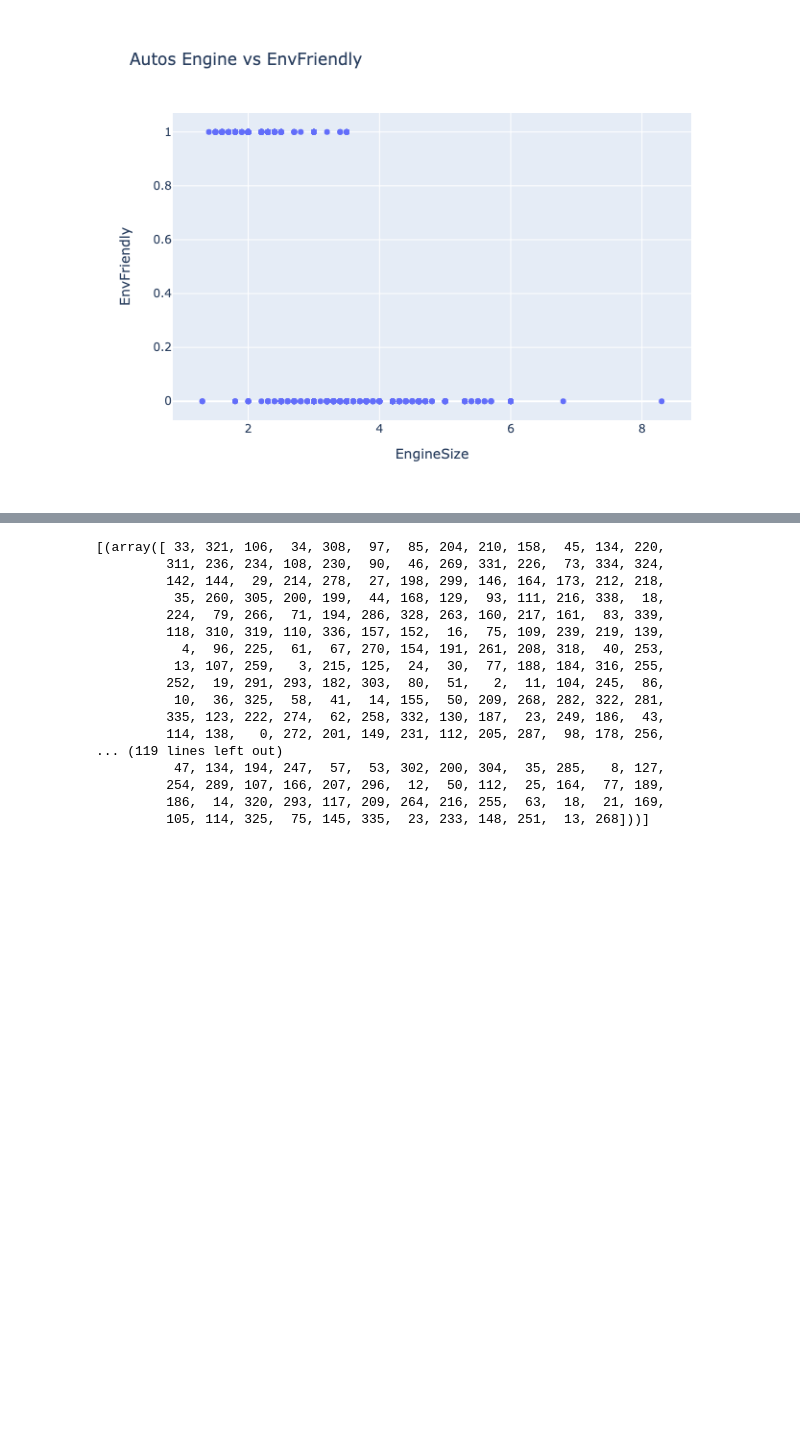
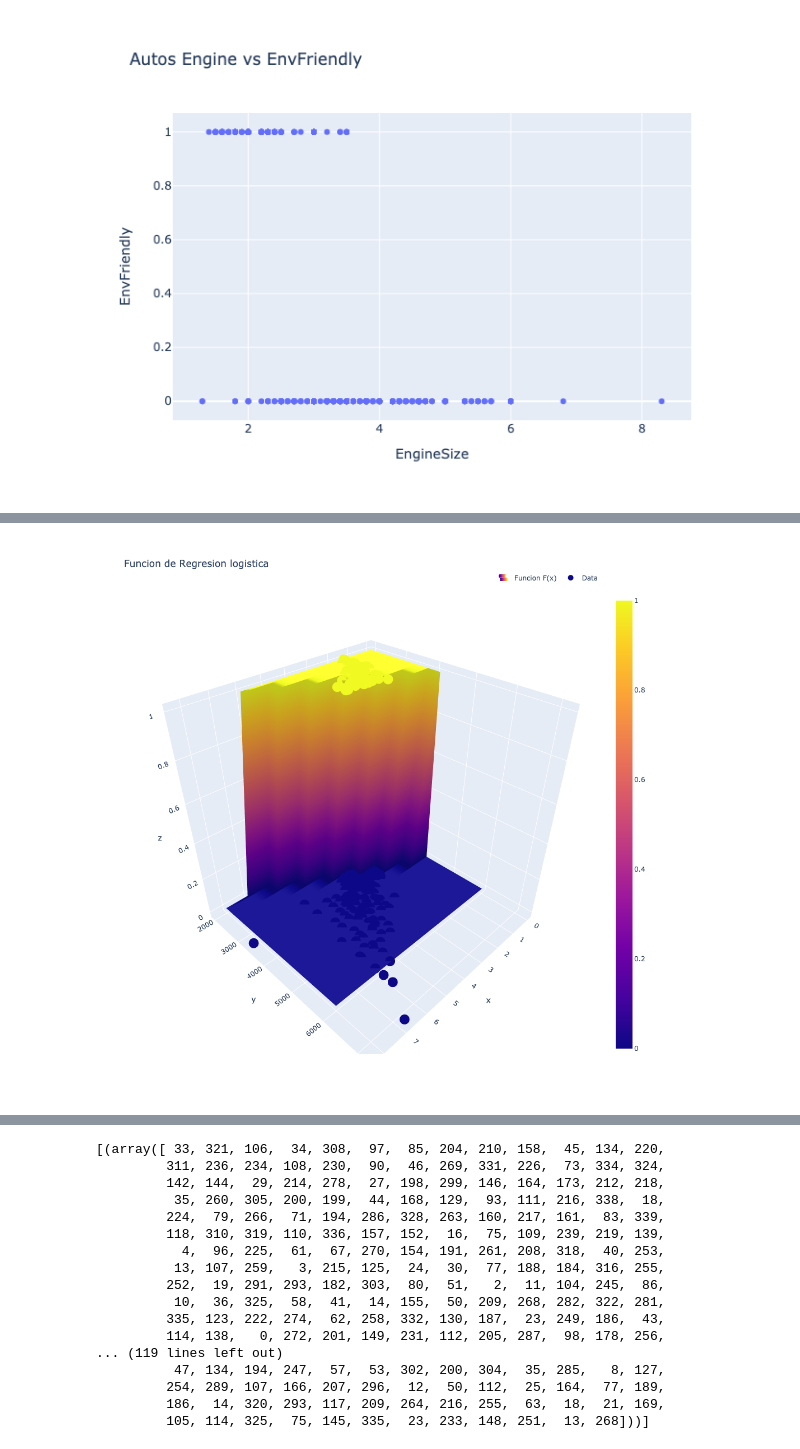
Before and after one commit to jdramirez/UCO_ML_AI, a Jupyter notebook: src/notebook_class/supervisado/supervisado_regresion_logistic.ipynb, the cells around one changed output, grey strips where cells are left out. Saved outputs shown, nothing was run; the diff lists cells and outputs as text; code cells hidden in the pictures; blank space fills up the shorter version.

```diff
--- a/src/notebook_class/supervisado/supervisado_regresion_logistic.ipynb
+++ b/src/notebook_class/supervisado/supervisado_regresion_logistic.ipynb
@@ -194,8 +202,8 @@ Please also refer to the documentation for alternative solver options:
 # %%
-x = X_train["EngineSize"].values
-y = X_train["Weight"].values
-x2, y2 = np.mgrid[0:8, 10:50]
-z_cat = np.apply_along_axis(lambda x:clf.predict(X_train),0,np.stack((x,y)))[0]
+x_p = X_train["EngineSize"].values
+y_p = X_train["Weight"].values
+x2, y2 = np.mgrid[0:9, 2000:6000]
+z_cat = np.apply_along_axis(lambda x:clf.predict([x]),0,np.stack((x2,y2)))[0]
 # %%
 layout = go.Layout(
         title='Funcion de Regresion logistica',
@@ -216,12 +224,12 @@ layout = go.Layout(
 
 fig = go.Figure()
 fig.add_trace(
-    go.Surface(z=z_cat, x=x, y=y, name='Funcion F(x)')
+    go.Surface(z=z_cat, x=x2, y=y2, name='Funcion F(x)')
 )
 fig.add_trace(
     go.Scatter3d(
-        x=x,
-        y=y,
+        x=x_p,
+        y=y_p,
         z=y_train,
         mode ='markers',
         marker=dict(
@@ -235,5 +243,5 @@ fig.update_layout(
 )
 fig['data'][0]['showlegend']=True
 fig['data'][1]['showlegend']=True
-fig.show()
+display_static(fig)
 # %% [output]
@@ -241,0 +248 @@ fig.show()
+[figure, added]
```
Also changed, not shown: parts of 15 cells of this notebook, 10 other files.
